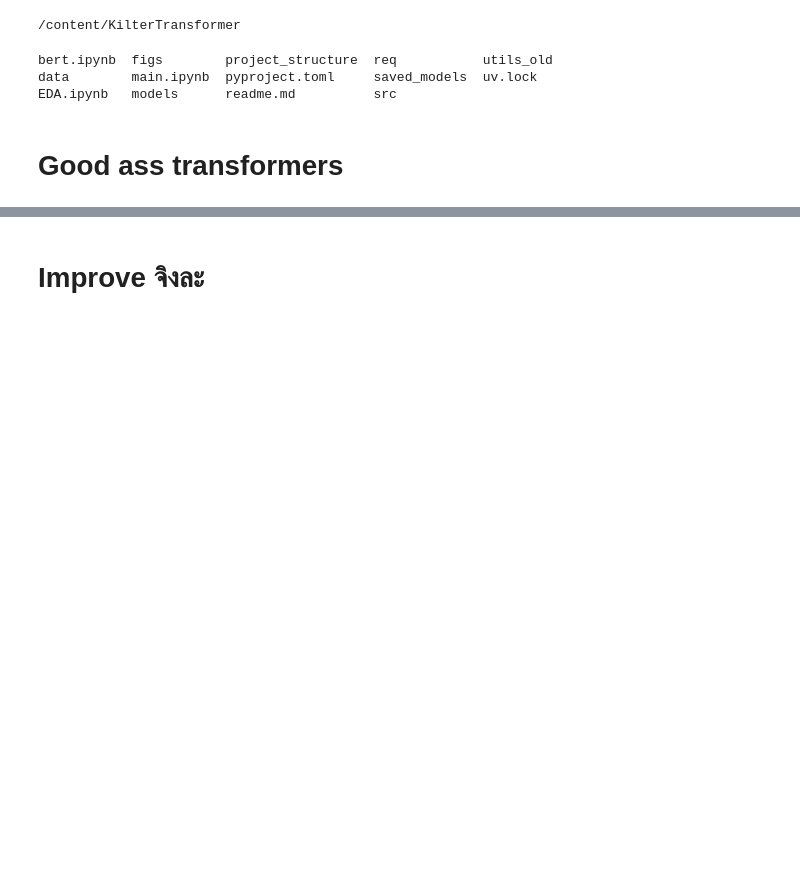
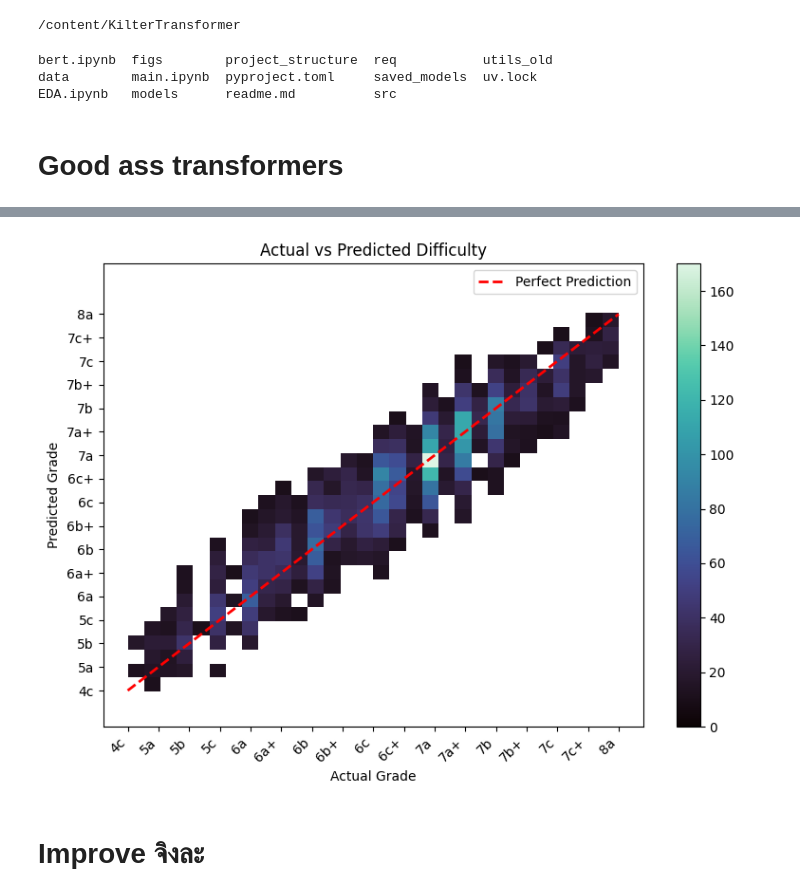
Before and after one commit to nnott3/KilterTransformer, a Jupyter notebook: bert.ipynb, the cells around one changed output, grey strips where cells are left out. Saved outputs shown, nothing was run; the diff lists cells and outputs as text; code cells hidden in the pictures; blank space fills up the shorter version.

Commit message:
trained bert

```diff
--- a/bert.ipynb
+++ b/bert.ipynb
@@ -350,7 +303,7 @@ print(f"Vocabulary size: {encoder.vocab_size}")
 print(f"Model parameters: {sum(p.numel() for p in encoder.model.parameters()):,}")
 print(f"Device: {encoder.device}")
 
-encoder.train_model(train_df, val_df, epochs=1, batch_size=64, lr=2e-4)
+encoder.train_model(train_df, val_df, epochs=30, batch_size=64, lr=2e-4)
 # %% [output]
 Loaded 76992 routes from cache data/climbs_cleaned.csv
 Dataset: 76992 climbs
@@ -378,0 +327,91 @@ evaluator.plot_predictions(y_test, y_pred)
+# %%
+import numpy as np
+import matplotlib.pyplot as plt
+import seaborn as sns
+from sklearn.metrics import mean_absolute_error, mean_squared_error, r2_score, confusion_matrix
+from src.data_processing import DataPreprocessing
+
+
+class Evaluation:
+    """Model evaluation and visualization."""
+
+    def __init__(self, DataPreprocessing = DataPreprocessing):
+        self.dp = DataPreprocessing()
+
+    def get_scores(self, y_true, y_pred, model_name: str = "Model") -> dict:
+        """Calculate and print regression metrics."""
+        # Convert difficulty IDs to V-grade numbers
+        y_true_v = np.array([self.dp.difficulty_to_v_grade(d)
+            for d in np.round(y_true).astype(int)
+            ])
+        y_pred_v = np.array([self.dp.difficulty_to_v_grade(d)
+            for d in np.round(y_pred).astype(int)
+            ])
+
+        # Calculate V-grade difference
+        within_grade = 1
+        grade_diff = np.abs(y_true_v - y_pred_v)
+        within_tolerance = np.mean(grade_diff <= within_grade) * 100
+
+        scores = {
+            'r2': r2_score(y_true, y_pred),
+            'mae': mean_absolute_error(y_true, y_pred),
+            'rmse': np.sqrt(mean_squared_error(y_true, y_pred)),
+            f'within_±{within_grade}_grade': within_tolerance
+        }
+        print(f"\n{model_name} Performance:")
+        print(f"  R²:   {scores['r2']:.4f}")
+        print(f"  MAE:  {scores['mae']:.4f}")
+        print(f"  RMSE: {scores['rmse']:.4f}")
+        print(f"  Within ±{within_grade} V-grade: {scores[f'within_±{within_grade}_grade']:.2f}%")
+        return scores
+
+    def plot_predictions(self, y_true, y_pred):
+        """Plot actual vs predicted with perfect prediction line."""
+        # Convert to numpy arrays if needed
+        y_true = np.array(y_true)
+        y_pred = np.array(y_pred)
+
+        plt.figure(figsize=(8, 6))
+        sns.histplot(x=y_true, y=y_pred, bins=30, pthresh=0.1, cmap="mako", cbar=True)
+        plt.plot([y_true.min(), y_true.max()], [y_true.min(), y_true.max()],
+                'r--', linewidth=2, label='Perfect Prediction')
+
+        # Get unique grades and convert to labels
+        unique_grades = sorted(set(np.round(y_true).astype(int)))
+
+        # Group grades by their letter grade to avoid duplicates
+        grade_label_map = {}
+        for g in unique_grades:
+            label = self.dp.difficulty_to_letter_grade(g)
+            if label not in grade_label_map.values():
+                grade_label_map[g] = label
+
+        # Only show ticks for grades with unique labels
+        tick_positions = sorted(grade_label_map.keys())
+        tick_labels = [grade_label_map[pos] for pos in tick_positions]
+
+        # Set tick positions and labels
+        plt.xticks(tick_positions, tick_labels, rotation=45, ha='right')
+        plt.yticks(tick_positions, tick_labels)
+
+        plt.xlabel("Actual Grade")
+        plt.ylabel("Predicted Grade")
+        plt.title("Actual vs Predicted Difficulty")
+        plt.legend()
+        plt.tight_layout()
+        plt.show()
+
+# Load best model
+encoder.load_model('good_ass_transformer.pt')
+
+# Evaluate
+print("\nEvaluating on test set...")
+y_test = test_df['display_difficulty']
+y_pred = encoder.predict(test_df)
+
+evaluator = Evaluation()
+scores = evaluator.get_scores(y_test, y_pred, "GoodAss Transformer")
+
+evaluator.plot_predictions(y_test, y_pred)
+# %% [output]
@@ -379,3 +425,4 @@ evaluator.plot_predictions(y_test, y_pred)
+[figure, added]
 # %% [markdown]
 # Improve จิงละ
 # %%
```
Also changed, not shown: parts of 5 cells of this notebook.
